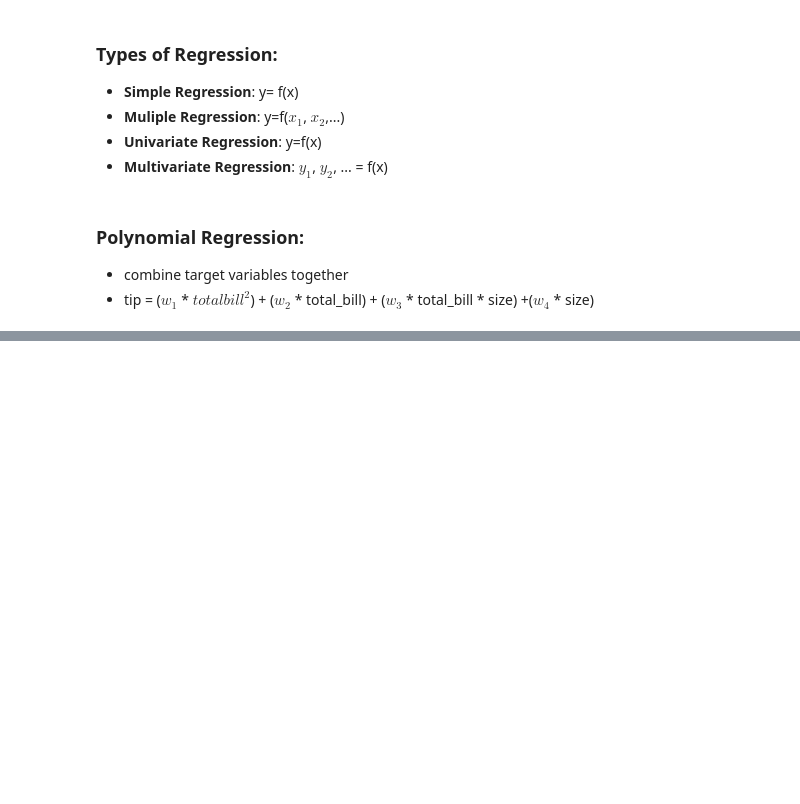
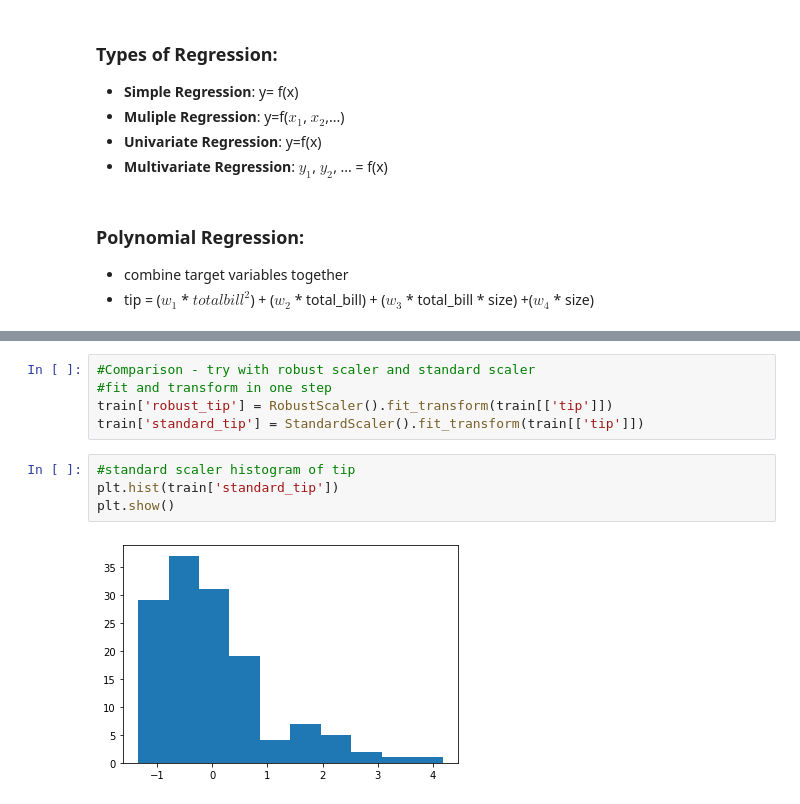
Before and after one commit to natasharivers/regression-exercises, a Jupyter notebook: Regression Notes.ipynb, the cells around one changed output, grey strips where cells are left out. Saved outputs shown, nothing was run; the diff lists cells and outputs as text; blank space fills up the shorter version.

```diff
--- a/Regression Notes.ipynb
+++ b/Regression Notes.ipynb
@@ -74,0 +263,11 @@ ______________
+# %%
+#Comparison - try with robust scaler and standard scaler
+#fit and transform in one step
+train['robust_tip'] = RobustScaler().fit_transform(train[['tip']])
+train['standard_tip'] = StandardScaler().fit_transform(train[['tip']])
+# %%
+#standard scaler histogram of tip
+plt.hist(train['standard_tip'])
+plt.show()
+# %% [output]
+[figure, added]
```
Also changed, not shown: parts of 30 cells of this notebook.
